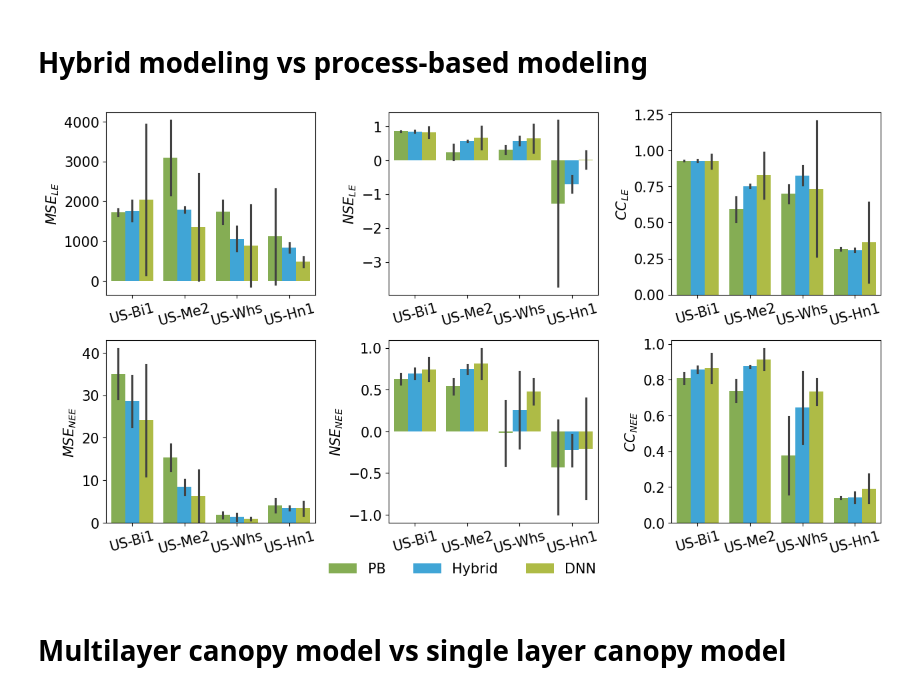
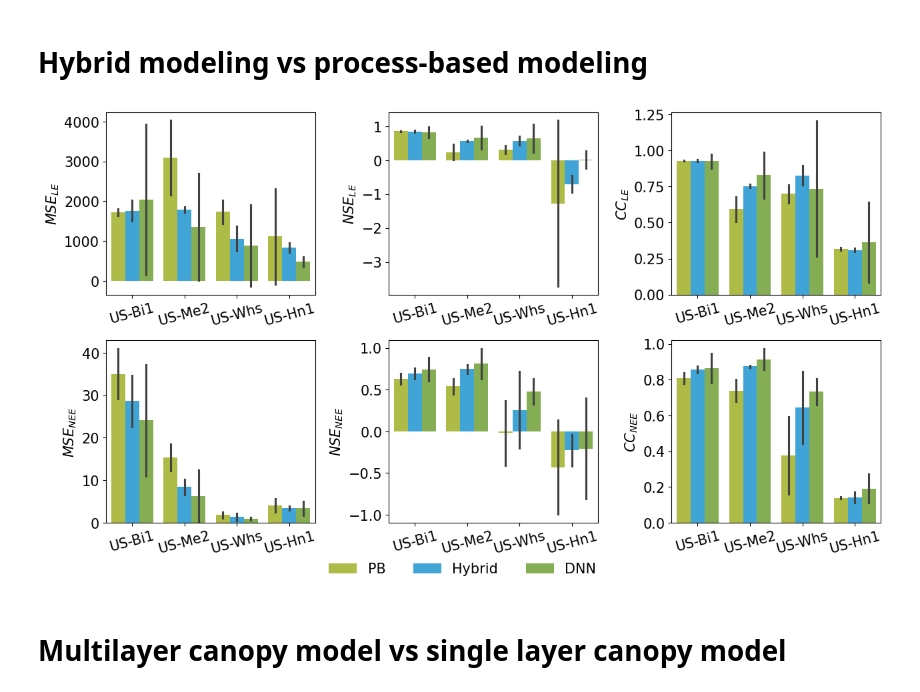
Before and after one commit to pnnl/JAX-CanVeg, a Jupyter notebook: examples/TrainingAnalysis.ipynb, the cells around one changed output. Saved outputs shown, nothing was run; the diff lists cells and outputs as text; code cells hidden in the pictures.

```diff
--- a/examples/TrainingAnalysis.ipynb
+++ b/examples/TrainingAnalysis.ipynb
@@ -44,6 +44,10 @@ dnn_combinations = list(itertools.product(sites, le_weight))
 metrics = ["mse", "nse", "cc"]
 metrics_labels = ["MSE", "NSE", "CC"]
 outputs = ["LE", "NEE"]
+
+colors = {
+    "PB": '#bdcf32', "Hybrid": '#27aeef', "DNN": '#87bc45', "Obs": "black"
+}
 # %% [markdown]
 # Load the training results
 # %% [markdown]
@@ -271,24 +275,24 @@ def filter_metric(
 # %%
 train_or_test, layer = "test", ["ML", "DNN"]
 fig, axes = plt.subplots(2, len(metrics), figsize=(15, 8))
 for i, varn in enumerate(["LE", "NEE"]):
     for j, metric in enumerate(metrics):
         ax = axes[i, j]
         df_metrics_sub = filter_metric(
             df_metrics, layer=layer, varn=varn, train_or_test=train_or_test
         )
         ax = sns.barplot(df_metrics_sub, ax=ax, x="site", y=metric, hue="model", errorbar='sd',
-                         palette=['#87bc45', '#27aeef', '#bdcf32'],
+                         palette=[colors['PB'], colors['Hybrid'], colors['DNN']],
                          legend="full" if i==1 and j==len(metrics)-1 else False)
         ax.set(xlabel="", ylabel=f"${metric.upper()}_{'{'+varn+'}'}$",
                yscale="symlog" if (varn=="NEE") and (metric=="mkge") else "linear")
         ax.set_xticklabels(ax.get_xticklabels(), rotation=15)
         if i==1 and j==len(metrics)-1:
             handles, labels = ax.get_legend_handles_labels()
             ax.legend(handles, labels, ncols=3, frameon=False, bbox_to_anchor=(-.3, -0.15), title="")
 plt.subplots_adjust(wspace=0.35, hspace=0.25)
 # %% [output]
-[figure, old version]
+[figure, new version]
 # %% [markdown]
 # Multilayer canopy model vs single layer canopy model
 # %%
```
Also changed, not shown: parts of 5 cells of this notebook, 3 other files.
